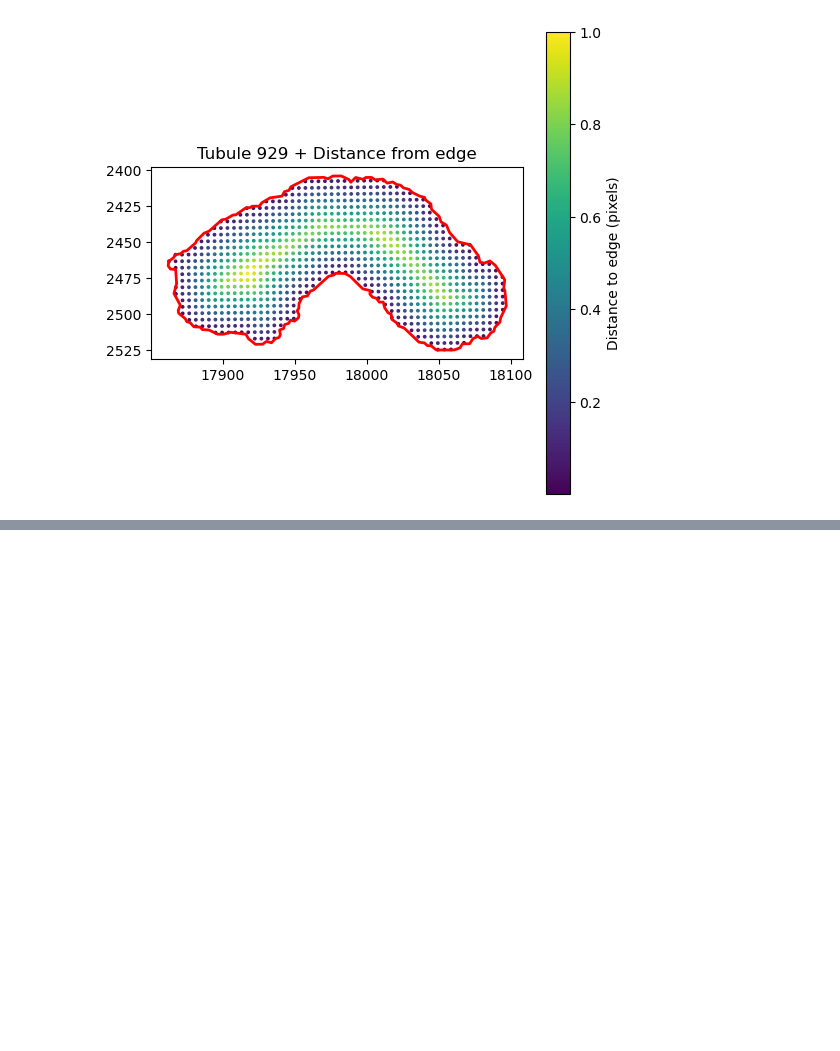
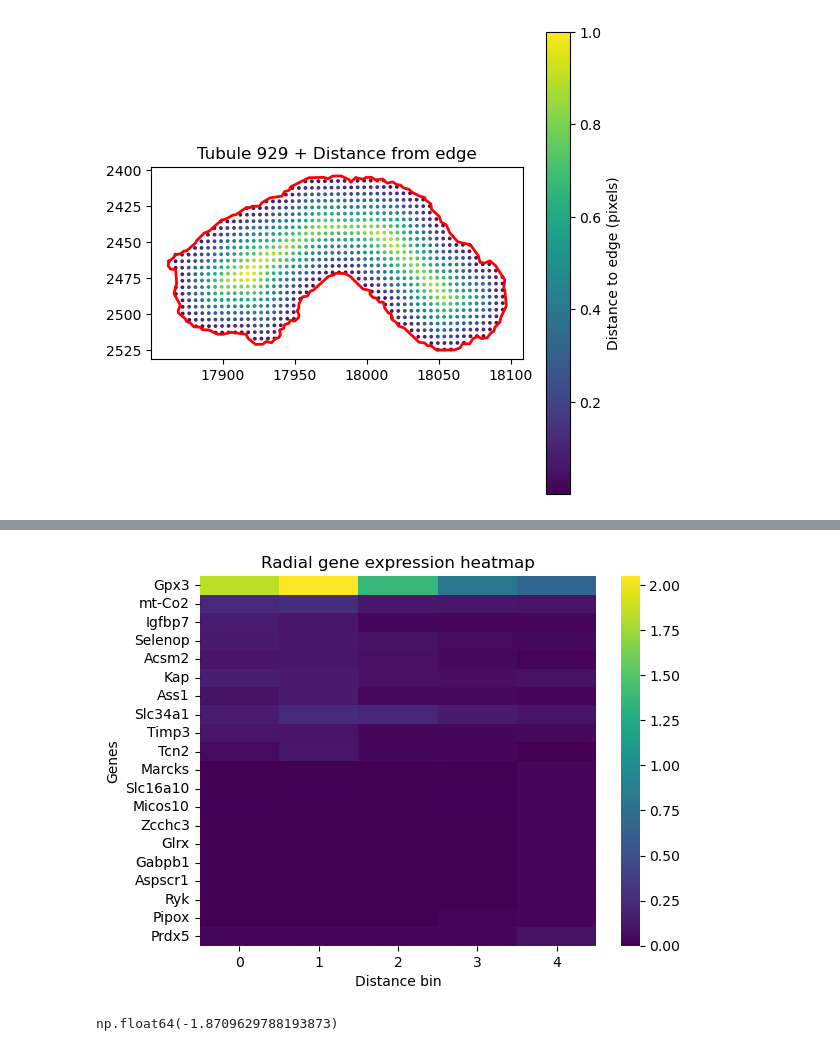
Before and after one commit to ssingh95jhu/Correlation_Kidney_Structure_Molecular_Presentation, a Jupyter notebook: Radial_Apical_Basal_PT.ipynb, the cells around one changed output, grey strips where cells are left out. Drawn from its saved outputs; the diff is of its cells as text; code cells hidden in the pictures; blank space fills up the shorter version.

```diff
--- a/Radial_Apical_Basal_PT.ipynb
+++ b/Radial_Apical_Basal_PT.ipynb
@@ -112,0 +222,24 @@ plt.show()
+# %%
+import seaborn as sns
+
+# sort genes by slope
+order = np.argsort(betas)
+
+# take top varying genes (avoid plotting all 18k)
+top_idx = np.concatenate([order[:10], order[-10:]])
+
+data = bin_means[:, top_idx]
+
+sns.heatmap(data.T, cmap="viridis",
+            yticklabels=subset.var_names[top_idx])
+
+plt.xlabel("Distance bin")
+plt.ylabel("Genes")
+plt.title("Radial gene expression heatmap")
+plt.show()
+# %% [output]
+[figure, added]
+# %%
+subset.var.loc["Gpx3", "dist_slope"]
+# %% [output]
+np.float64(-1.8709629788193873)
```
Also changed, not shown: parts of 7 cells of this notebook.
